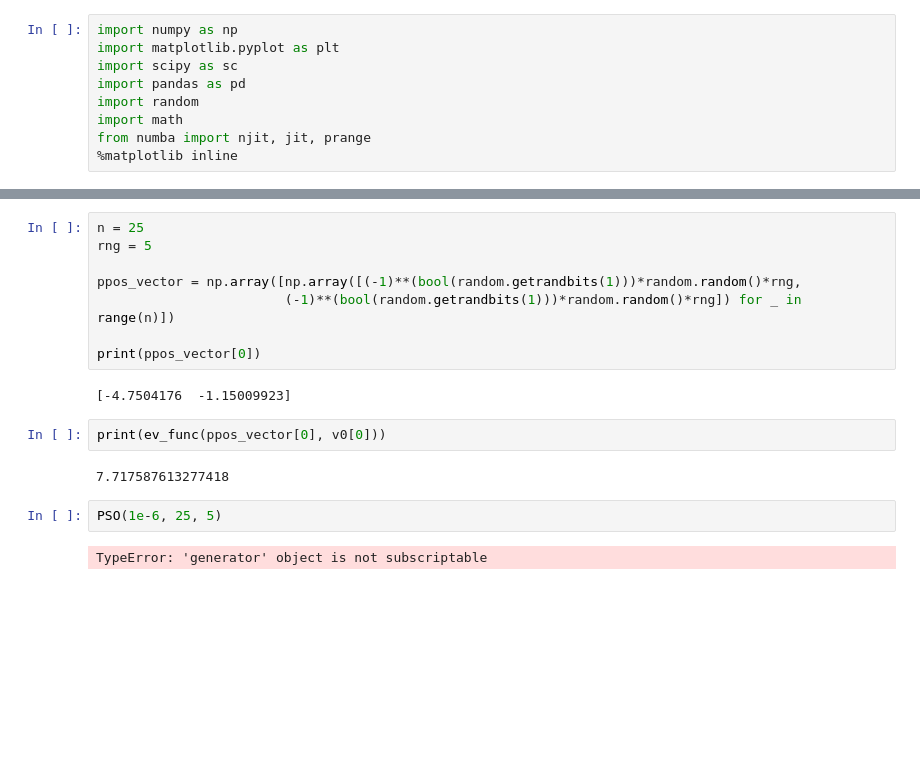
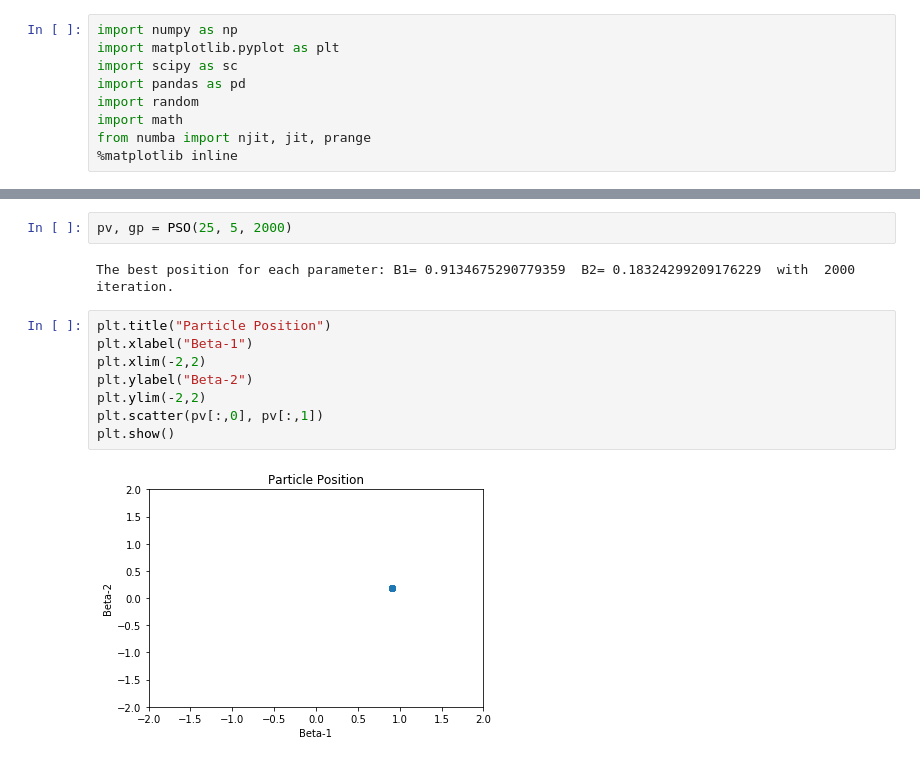
Before and after one commit to Vermillord/KP_Codes, a Jupyter notebook: KP_Notes.ipynb, the cells around one changed output, grey strips where cells are left out. Cells and saved outputs as stored; diff of their text form; blank space fills up the shorter version.

```diff
--- a/KP_Notes.ipynb
+++ b/KP_Notes.ipynb
@@ -758,18 +768,14 @@ def PSO(err_target, n, rng):
-# %%
-n = 25
-rng = 5
-
-ppos_vector = np.array([np.array([(-1)**(bool(random.getrandbits(1)))*random.random()*rng,
-                        (-1)**(bool(random.getrandbits(1)))*random.random()*rng]) for _ in range(n)])
-
-print(ppos_vector[0])
-# %% [output]
-[-4.7504176  -1.15009923]
-# %%
-print(ev_func(ppos_vector[0], v0[0]))
-# %% [output]
-7.717587613277418
-# %%
-PSO(1e-6, 25, 5)
-# %% [output]
-TypeError: 'generator' object is not subscriptable
+# %%
+pv, gp = PSO(25, 5, 2000)
+# %% [output]
+The best position for each parameter: B1= 0.9134675290779359  B2= 0.18324299209176229  with  2000  iteration.
+# %%
+plt.title("Particle Position")
+plt.xlabel("Beta-1")
+plt.xlim(-2,2)
+plt.ylabel("Beta-2")
+plt.ylim(-2,2)
+plt.scatter(pv[:,0], pv[:,1])
+plt.show()
+# %% [output]
+[figure, added]
```
Also changed, not shown: parts of 9 cells of this notebook.
